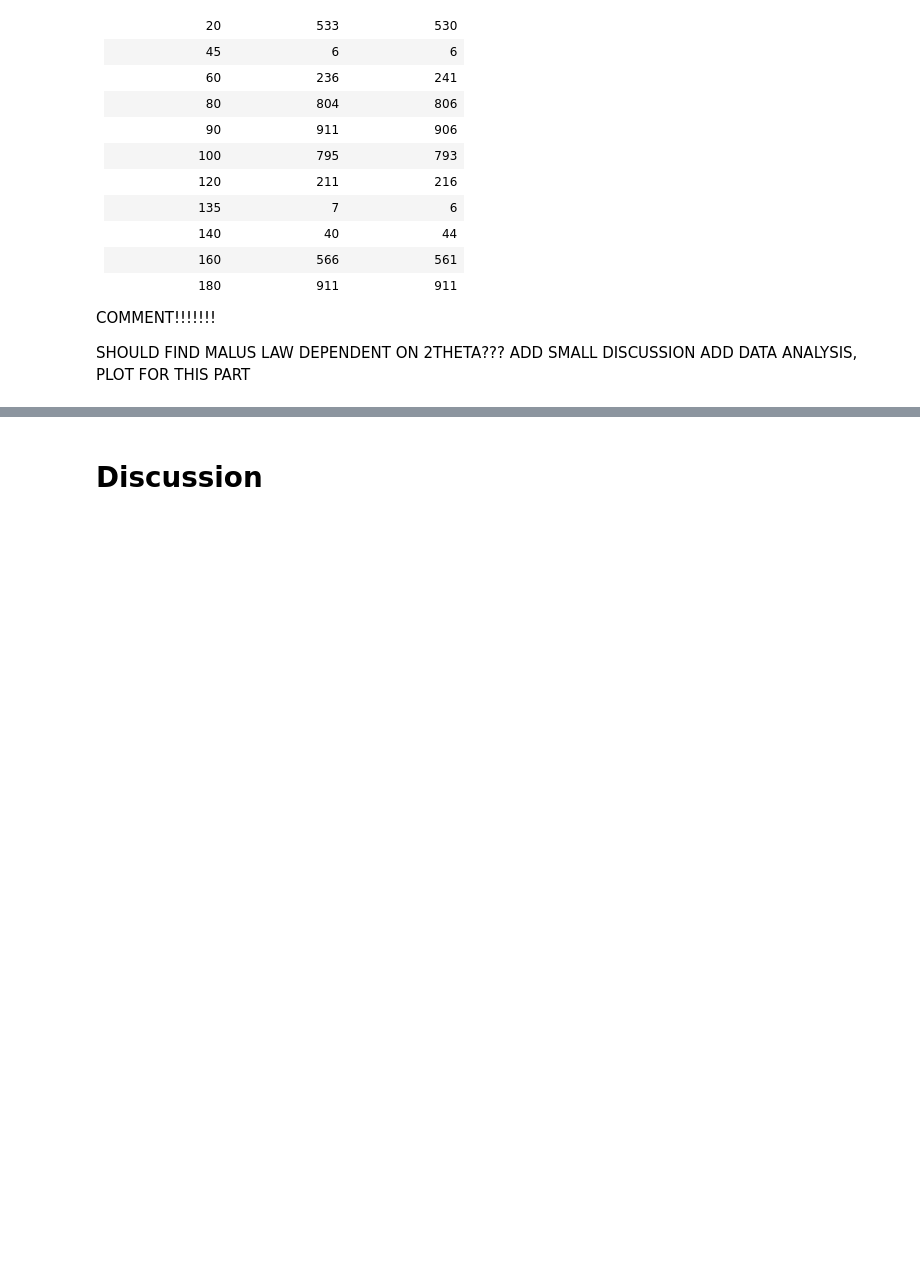
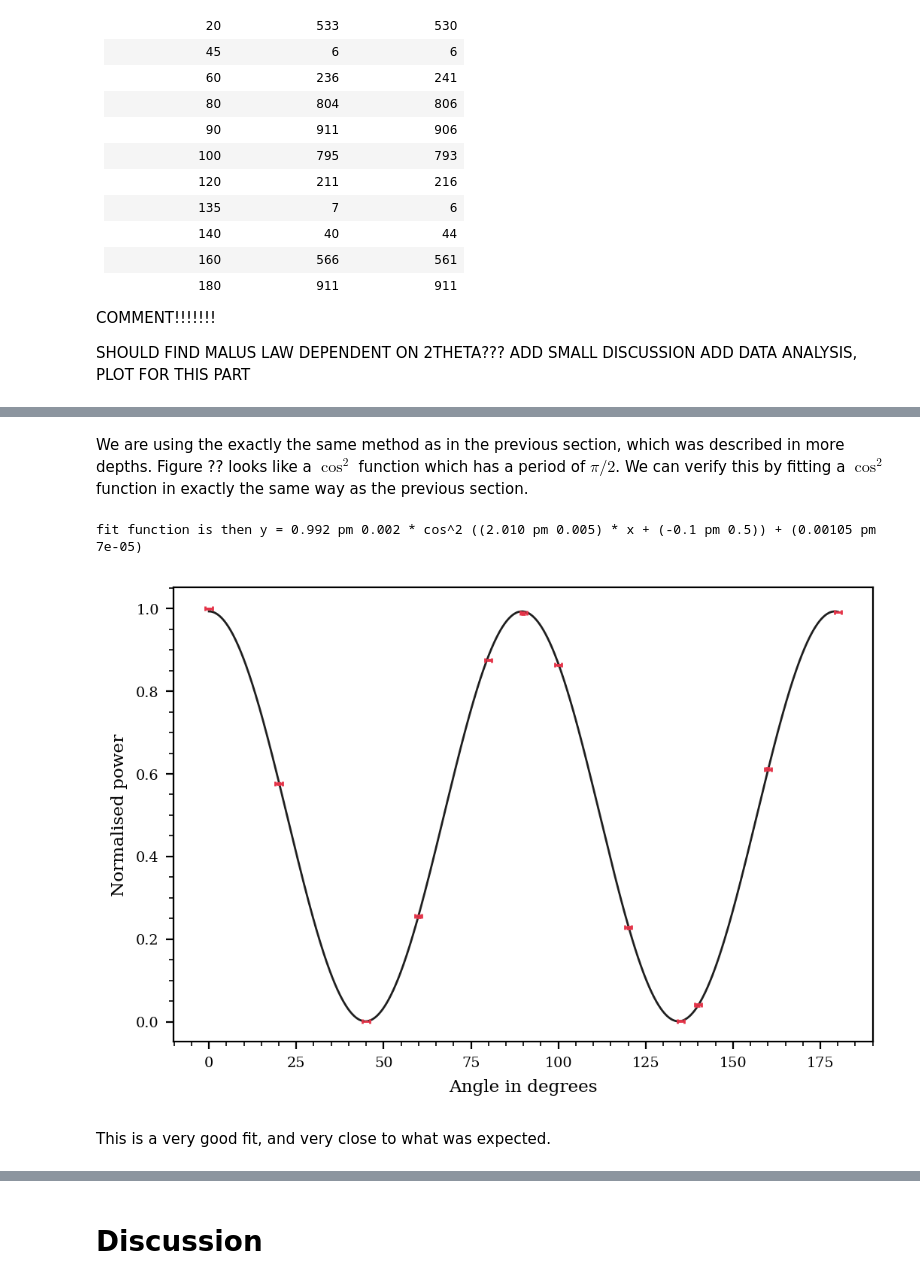
Before and after one commit to MelzieG/Lab3, a Jupyter notebook: Part2.ipynb, the cells around one changed output, grey strips where cells are left out. Drawn from its saved outputs; the diff is of its cells as text; code cells hidden in the pictures; blank space fills up the shorter version.

```diff
--- a/Part2.ipynb
+++ b/Part2.ipynb
@@ -97,3 +172,38 @@ ADD DATA ANALYSIS, PLOT FOR THIS PART
+# %% [markdown]
+We are using the exactly the same method as in the previous section, which was described in more depths. Figure ?? looks like a $\cos^2$ function which has a period of $\pi/2$. We can verify this by fitting a $\cos^2$ function in exactly the same way as the previous section.
+# %%
+#define general cos^2 to fit data
+
+def cos_sq_function(x, A, k, p, c):
+    "general cos^2 function of the form y = A*cos^2(k*x + p) + c"
+        # A is the amplitude, k is the multiplying coefficient inside the cosine term, p is the phase offset and c is the y-offset
+        # x is the independent variable, y is the dependant variable
+    X = np.radians(k*x + p) #we need x in radians here
+    return A*(np.cos(X))**2 + c
+
+# use scipy.optimize.curve_fit function to fit the cos^2 function to our data
+# choice of initial guesses
+    # A is amplitude so should be 1, k should be 1 and c, p chould be 0
+
+popt, pcov = optimize.curve_fit(cos_sq_function, angle, norm_power, p0 = [1, 2, 0, 0], sigma = norm_error)
+
+fitted_A, fitted_k, fitted_p, fitted_c = popt                       #naming fitted parameters
+err_A,    err_k,    err_p,    err_c    = np.sqrt(np.diagonal(pcov)) #naming associated errors
+
+print('fit function is then y = {0:.3f} pm {4:.1g} * cos^2 (({1:.3f} pm {5:.1g}) * x + ({2:.1f} pm {6:.1g})) + ({3:.5f} pm {7:.1g})'.format(fitted_A, fitted_k, fitted_p, fitted_c, err_A, err_k, err_p, err_c))
+
+x=np.linspace(0, 180, 1000)
+plt.plot(x, cos_sq_function(x, fitted_A, fitted_k, fitted_p, fitted_c))
+plt.errorbar(angle, norm_power, yerr=norm_error, xerr=angle_err, fmt='none')      #plot number of counts against angles
+plt.xlabel('Angle in degrees')                                                     #label x-axis
+plt.ylabel('Normalised power')                                                    #label y-axis
+plt.title('')
+plt.show()
+# %% [output]
+fit function is then y = 0.992 pm 0.002 * cos^2 ((2.010 pm 0.005) * x + (-0.1 pm 0.5)) + (0.00105 pm 7e-05)
+[figure, added]
+# %% [markdown]
+This is a very good fit, and very close to what was expected.
 # %% [markdown]
 # Results
 
```
Also changed, not shown: parts of 11 cells of this notebook.
